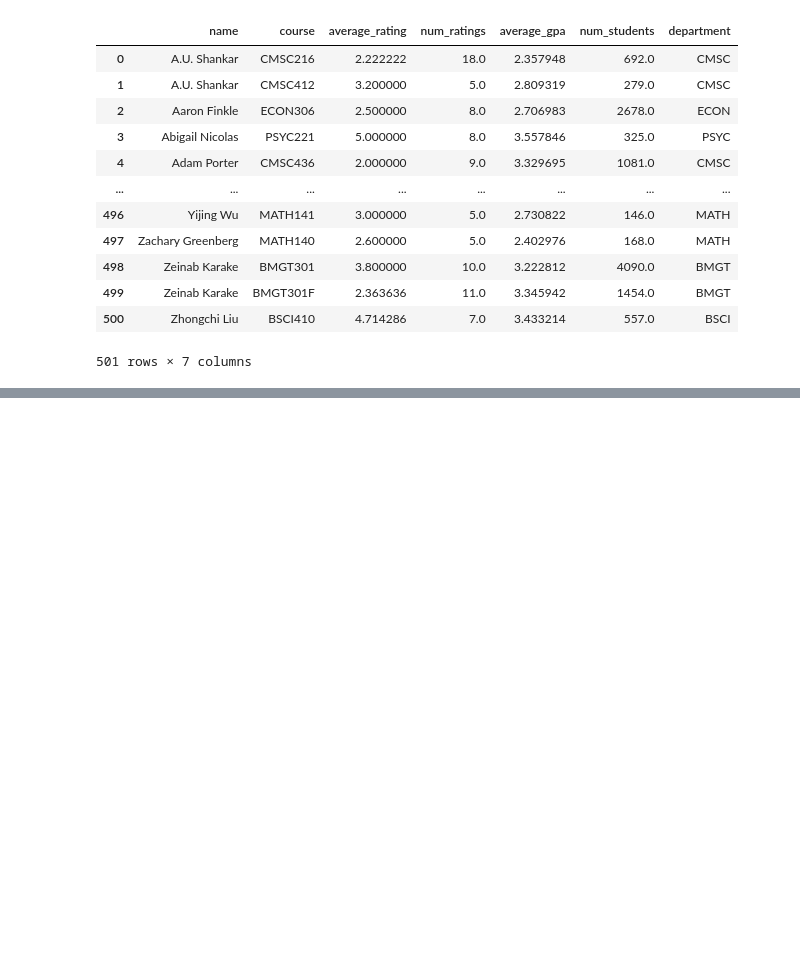
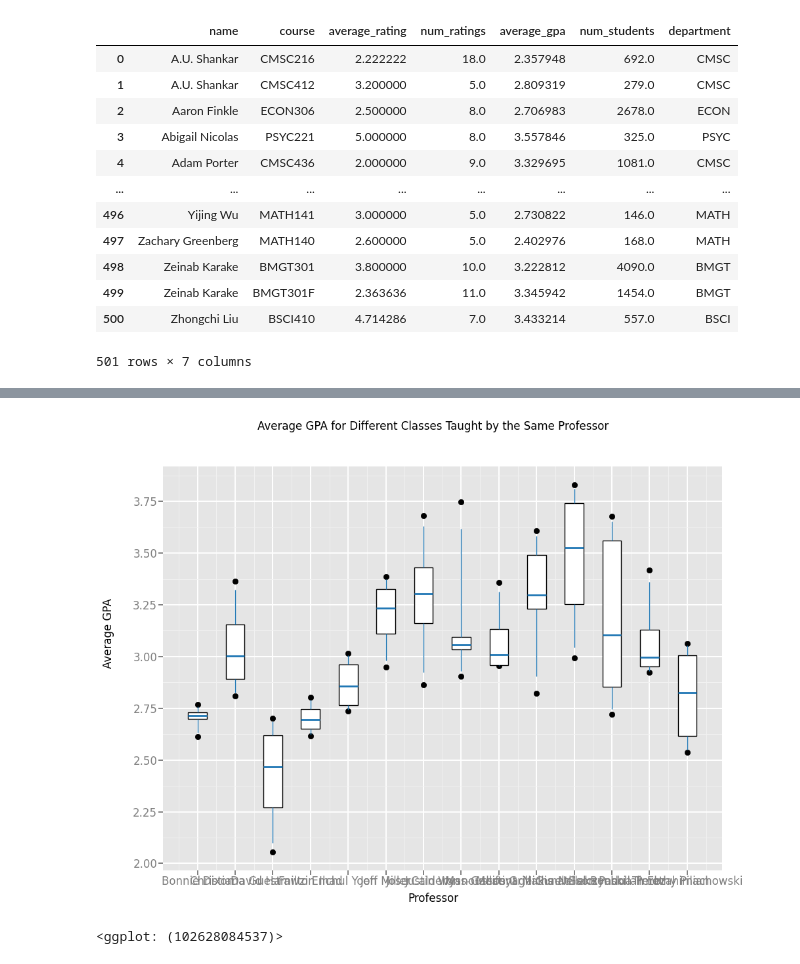
Before and after one commit to aaronl1661/teacherSalaryAnalysis, a Jupyter notebook: grades_reviews/grades_reviews.ipynb, the cells around one changed output, grey strips where cells are left out. Cells and saved outputs as stored; diff of their text form; code cells hidden in the pictures; blank space fills up the shorter version.

```diff
--- a/grades_reviews/grades_reviews.ipynb
+++ b/grades_reviews/grades_reviews.ipynb
@@ -478,0 +635,8 @@ ggplot(aes(x="department", y="average_rating"), data=popular_departments_df) + g
+# %%
+ggplot(aes(x="name", y="average_gpa"), data=most_classes_profs_df) + geom_boxplot() +\
+    labs(title="Average GPA for Different Classes Taught by the Same Professor",
+         x = "Professor",
+         y = "Average GPA")
+# %% [output]
+[figure, added]
+<ggplot: (102628084537)>
```
Also changed, not shown: parts of 13 cells of this notebook.
